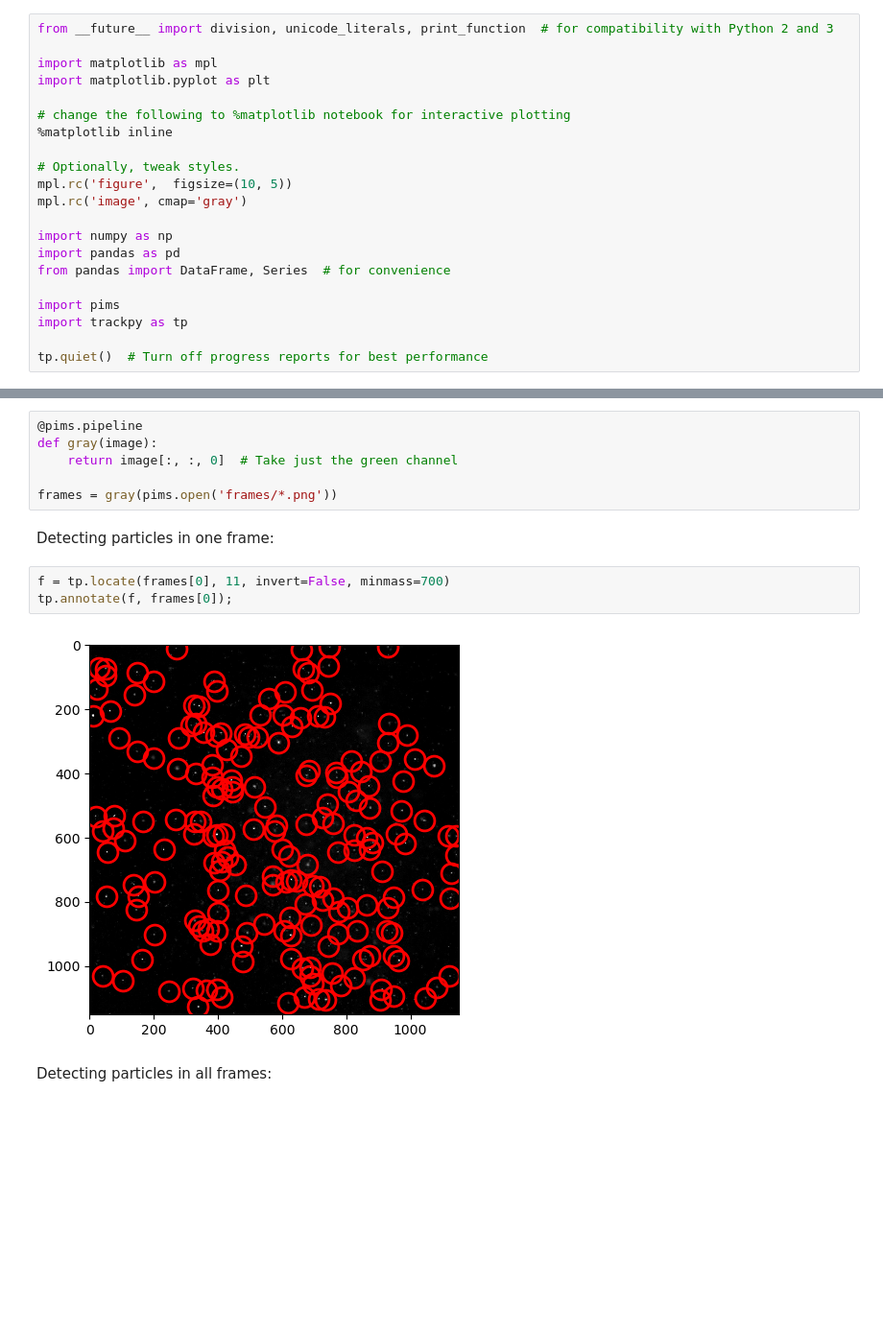
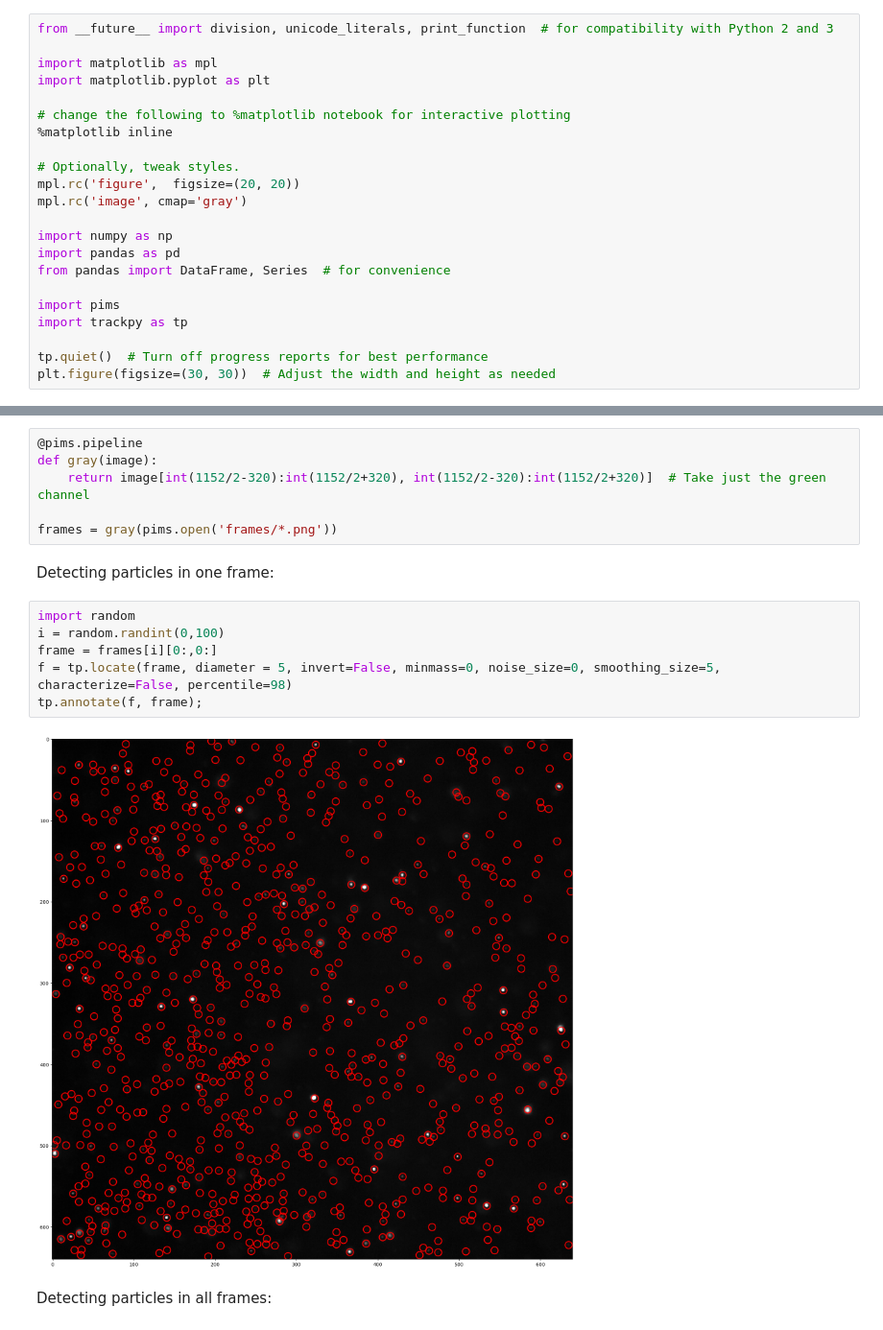
Before and after one commit to StefansGH/nanoparticle-tracking, a Jupyter notebook: tracking.ipynb, the cells around one changed output, grey strips where cells are left out. Shown at 96% size. Cells and saved outputs as stored; diff of their text form; blank space fills up the shorter version.

```diff
--- a/tracking.ipynb
+++ b/tracking.ipynb
@@ -8,7 +8,7 @@ import matplotlib.pyplot as plt
 %matplotlib inline
 
 # Optionally, tweak styles.
-mpl.rc('figure',  figsize=(10, 5))
+mpl.rc('figure',  figsize=(20, 20))
 mpl.rc('image', cmap='gray')
 
 import numpy as np
@@ -19,3 +19,4 @@ import pims
 import trackpy as tp
 
 tp.quiet()  # Turn off progress reports for best performance
+plt.figure(figsize=(30, 30))  # Adjust the width and height as needed
@@ -22,16 +55,19 @@ tp.quiet()  # Turn off progress reports for best performance
 # %%
 @pims.pipeline
 def gray(image):
-    return image[:, :, 0]  # Take just the green channel
+    return image[int(1152/2-320):int(1152/2+320), int(1152/2-320):int(1152/2+320)]  # Take just the green channel
 
 frames = gray(pims.open('frames/*.png'))
 # %% [markdown]
 Detecting particles in one frame:
 # %%
-f = tp.locate(frames[0], 11, invert=False, minmass=700)
-tp.annotate(f, frames[0]);
+import random
+i = random.randint(0,100)
+frame = frames[i][0:,0:]
+f = tp.locate(frame, diameter = 5, invert=False, minmass=0, noise_size=0, smoothing_size=5, characterize=False, percentile=98)
+tp.annotate(f, frame);
 # %% [output]
-[figure, old version]
+[figure, new version]
 # %% [markdown]
 Detecting particles in all frames:
 # %%
```
Also changed, not shown: parts of 29 cells of this notebook.
